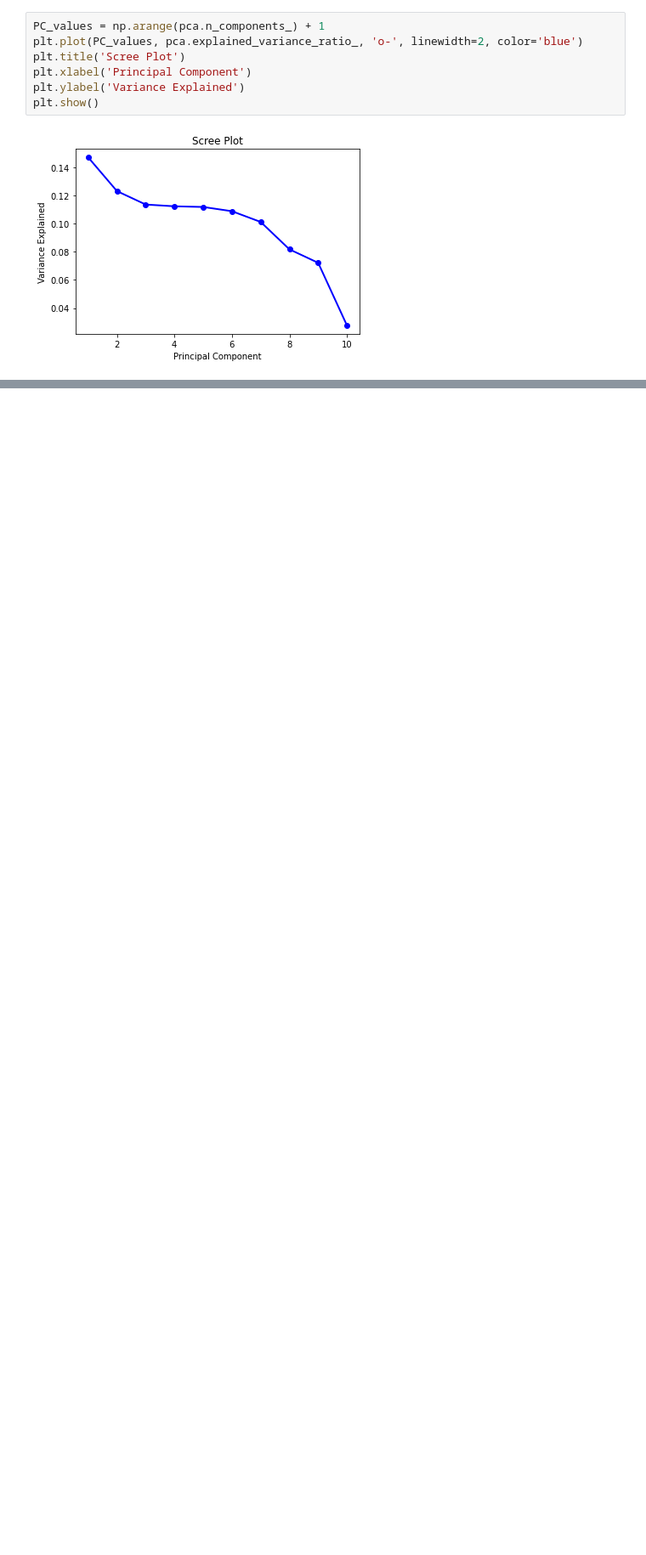
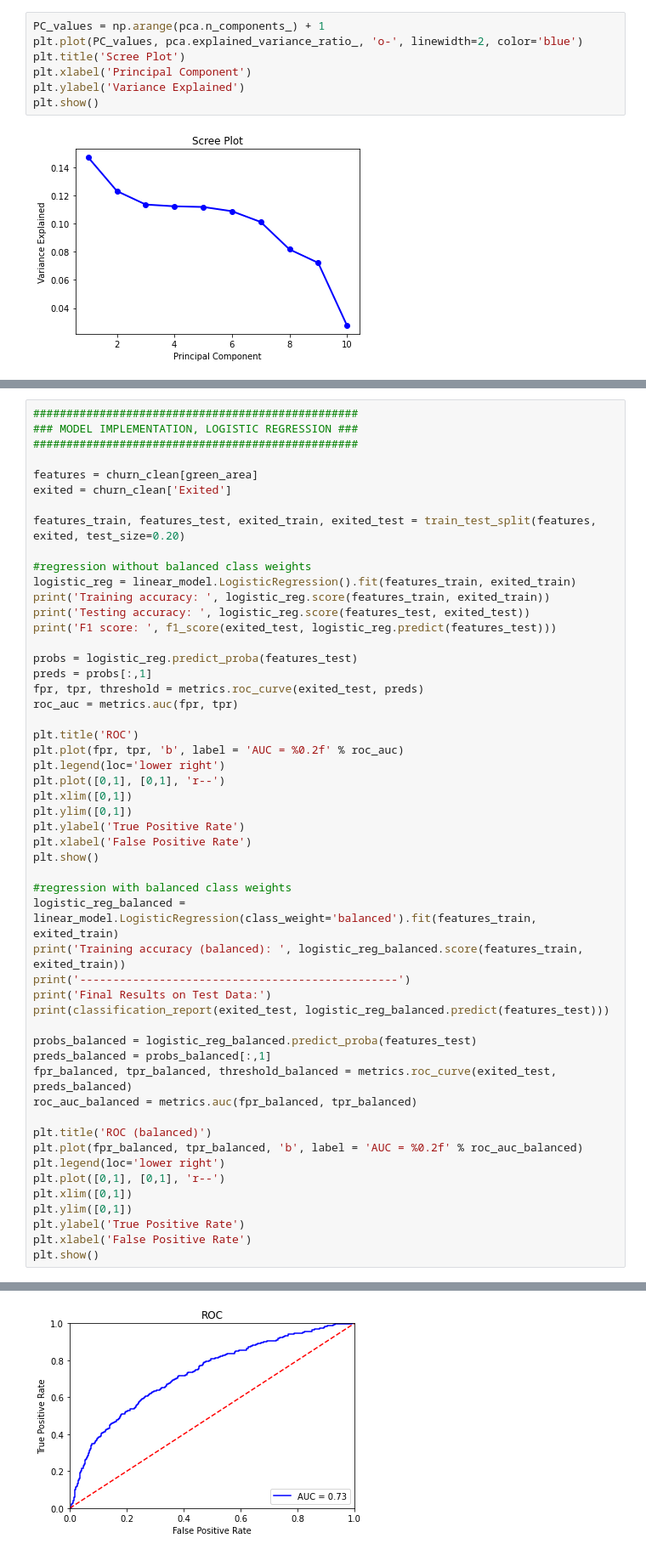
Before and after one commit to davidsroth/1001_capstone, a Jupyter notebook: capstone.ipynb, the cells around one changed output, grey strips where cells are left out. Shown at 85% size. Saved outputs shown, nothing was run; the diff lists cells and outputs as text; blank space fills up the shorter version.

```diff
--- a/capstone.ipynb
+++ b/capstone.ipynb
@@ -111,0 +230,53 @@ features in the blue area: []
+# %%
+#################################################
+### MODEL IMPLEMENTATION, LOGISTIC REGRESSION ###
+#################################################
+
+features = churn_clean[green_area]
+exited = churn_clean['Exited']
+
+features_train, features_test, exited_train, exited_test = train_test_split(features, exited, test_size=0.20)
+
+#regression without balanced class weights
+logistic_reg = linear_model.LogisticRegression().fit(features_train, exited_train)
+print('Training accuracy: ', logistic_reg.score(features_train, exited_train))
+print('Testing accuracy: ', logistic_reg.score(features_test, exited_test))
+print('F1 score: ', f1_score(exited_test, logistic_reg.predict(features_test)))
+
+probs = logistic_reg.predict_proba(features_test)
+preds = probs[:,1]
+fpr, tpr, threshold = metrics.roc_curve(exited_test, preds)
+roc_auc = metrics.auc(fpr, tpr)
+
+plt.title('ROC')
+plt.plot(fpr, tpr, 'b', label = 'AUC = %0.2f' % roc_auc)
+plt.legend(loc='lower right')
+plt.plot([0,1], [0,1], 'r--')
+plt.xlim([0,1])
+plt.ylim([0,1])
+plt.ylabel('True Positive Rate')
+plt.xlabel('False Positive Rate')
+plt.show()
+
+#regression with balanced class weights
+logistic_reg_balanced = linear_model.LogisticRegression(class_weight='balanced').fit(features_train, exited_train)
+print('Training accuracy (balanced): ', logistic_reg_balanced.score(features_train, exited_train))
+print('------------------------------------------------')
+print('Final Results on Test Data:')
+print(classification_report(exited_test, logistic_reg_balanced.predict(features_test)))
+
+probs_balanced = logistic_reg_balanced.predict_proba(features_test)
+preds_balanced = probs_balanced[:,1]
+fpr_balanced, tpr_balanced, threshold_balanced = metrics.roc_curve(exited_test, preds_balanced)
+roc_auc_balanced = metrics.auc(fpr_balanced, tpr_balanced)
+
+plt.title('ROC (balanced)')
+plt.plot(fpr_balanced, tpr_balanced, 'b', label = 'AUC = %0.2f' % roc_auc_balanced)
+plt.legend(loc='lower right')
+plt.plot([0,1], [0,1], 'r--')
+plt.xlim([0,1])
+plt.ylim([0,1])
+plt.ylabel('True Positive Rate')
+plt.xlabel('False Positive Rate')
+plt.show()
+# %% [output]
@@ -111,0 +286 @@ features in the blue area: []
+[figure, added]
```
Also changed, not shown: parts of 15 cells of this notebook, 11 other files.
